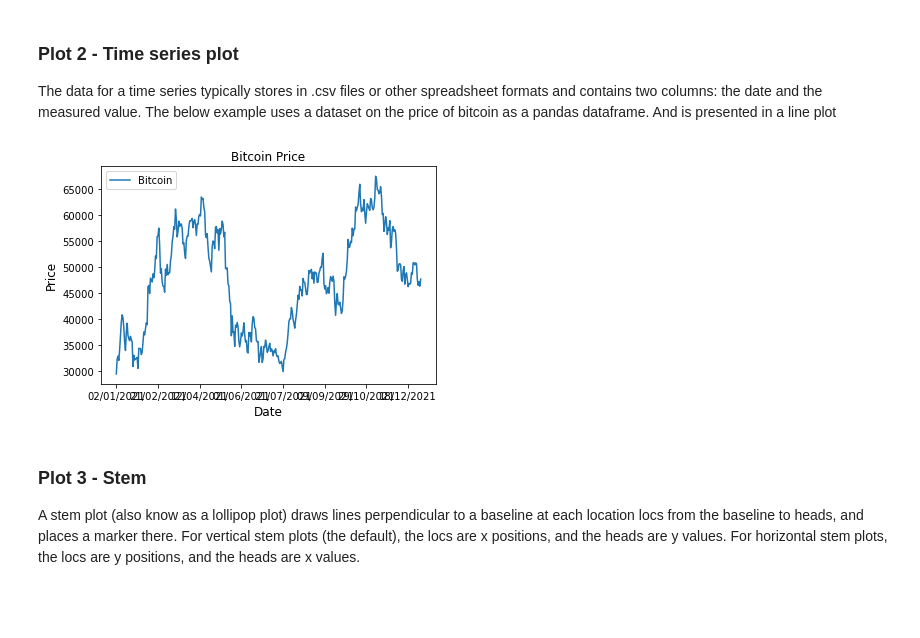
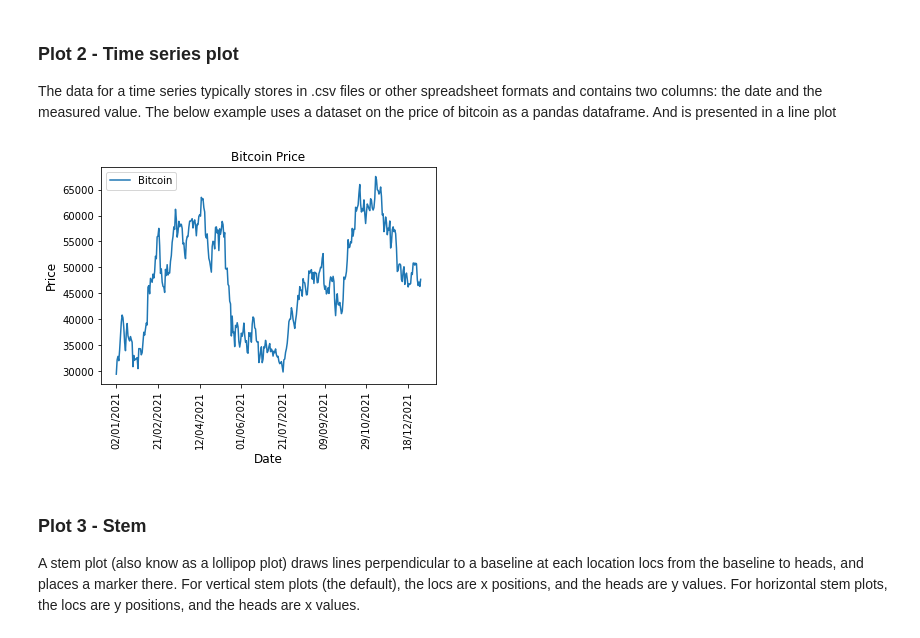
Before and after one commit to susehenry/Fundamentals-of-Data-Analysis, a Jupyter notebook: pyplot.ipynb, the cells around one changed output. Saved outputs shown, nothing was run; the diff lists cells and outputs as text; code cells hidden in the pictures; blank space fills up the shorter version.

```diff
--- a/pyplot.ipynb
+++ b/pyplot.ipynb
@@ -106,42 +106,44 @@ plt.show()
 
 The data for a time series typically stores in .csv files or other spreadsheet formats and contains two columns: the date and the measured value. The below example uses a dataset on the price of bitcoin as a pandas dataframe. And is presented in a line plot
 # %%
-#plot 1
+
 #time series
 
 
 #read csv data
 btc = pd.read_csv ("BTC-USD.csv")
 
 #put csv date into a dataframe
 df = btc[['Date','Open']]
 
 
 
-#define data
+#define data for plot
 x= "Date"
 y= "Open"
 
 #set plot
 df.plot (x, y,)
 
 
 
 #labels
 plt.xlabel('Date', fontsize=12)
 plt.ylabel('Price', fontsize=12)
 
-#titiel
+#titel
 plt.title ("Bitcoin Price")
 
+#rotate dates on x axis so they will be easier to read
+plt.xticks(rotation=90)
 
 #set plot legend
 plt.legend (['Bitcoin'])
 
 
 plt.show()
 # %% [output]
-[figure, old version]
+[figure, new version]
 # %% [markdown]
 ### Plot 3 - Stem
 A stem plot (also know as a lollipop plot) draws lines perpendicular to a baseline at each location locs from the baseline to heads, and places a marker there. For vertical stem plots (the default), the locs are x positions, and the heads are y values. For horizontal stem plots, the locs are y positions, and the heads are x values.
```
Also changed, not shown: parts of 4 cells of this notebook, 2 other files.
